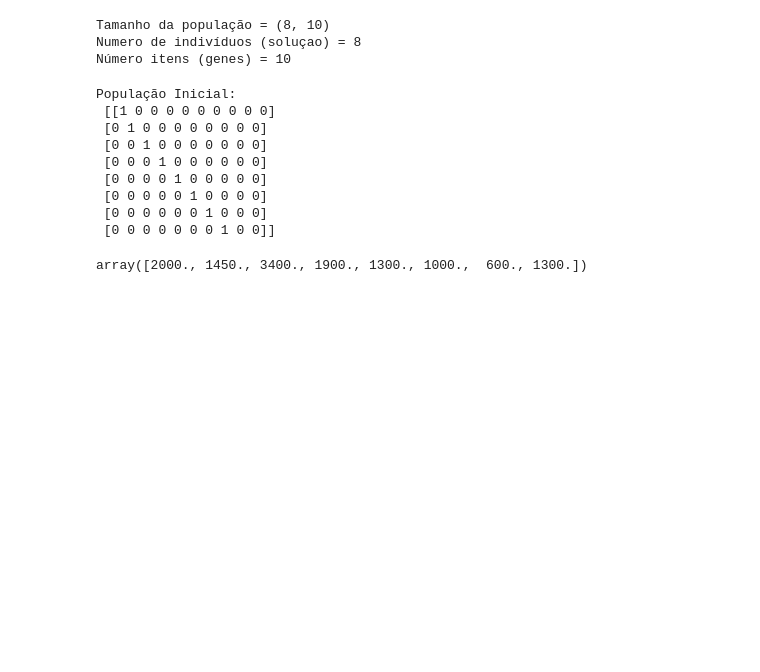
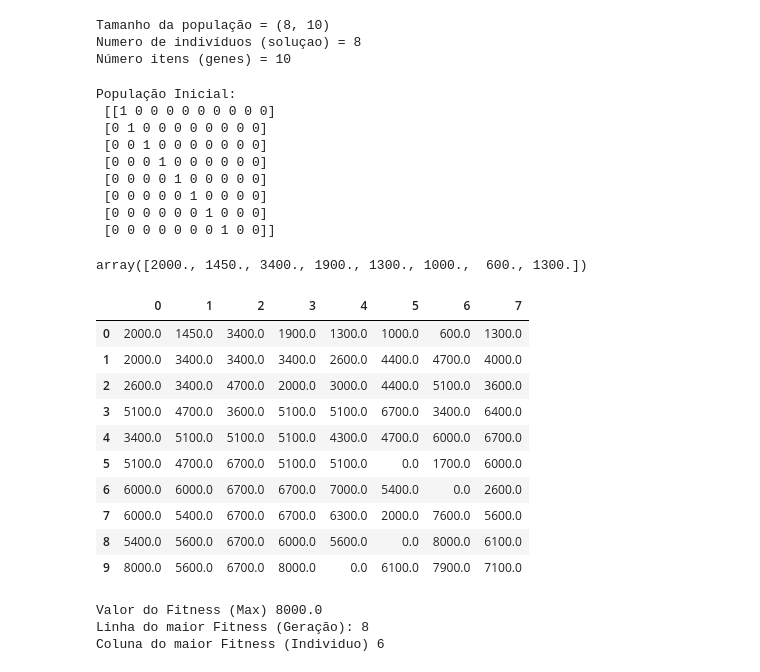
Before and after one commit to kaiquedm12/InteligenciaArtificial, a Jupyter notebook: AlgoritmosGeneticos.ipynb, the cells around one changed output. Cells and saved outputs as stored; diff of their text form; code cells hidden in the pictures; blank space fills up the shorter version.

```diff
--- a/AlgoritmosGeneticos.ipynb
+++ b/AlgoritmosGeneticos.ipynb
@@ -125,0 +171,27 @@ def crossover(pais, numero_filhos):
+# %%
+dataframe = pd.DataFrame(historico_fitness)
+# %%
+dataframe
+# %% [output]
+|  | 0 | 1 | 2 | 3 | 4 | 5 | 6 | 7 |
+| 0 | 2000.0 | 1450.0 | 3400.0 | 1900.0 | 1300.0 | 1000.0 | 600.0 | 1300.0 |
+| 1 | 2000.0 | 3400.0 | 3400.0 | 3400.0 | 2600.0 | 4400.0 | 4700.0 | 4000.0 |
+| 2 | 2600.0 | 3400.0 | 4700.0 | 2000.0 | 3000.0 | 4400.0 | 5100.0 | 3600.0 |
+| 3 | 5100.0 | 4700.0 | 3600.0 | 5100.0 | 5100.0 | 6700.0 | 3400.0 | 6400.0 |
+| 4 | 3400.0 | 5100.0 | 5100.0 | 5100.0 | 4300.0 | 4700.0 | 6000.0 | 6700.0 |
+| 5 | 5100.0 | 4700.0 | 6700.0 | 5100.0 | 5100.0 | 0.0 | 1700.0 | 6000.0 |
+| 6 | 6000.0 | 6000.0 | 6700.0 | 6700.0 | 7000.0 | 5400.0 | 0.0 | 2600.0 |
+| 7 | 6000.0 | 5400.0 | 6700.0 | 6700.0 | 6300.0 | 2000.0 | 7600.0 | 5600.0 |
+| 8 | 5400.0 | 5600.0 | 6700.0 | 6000.0 | 5600.0 | 0.0 | 8000.0 | 6100.0 |
+| 9 | 8000.0 | 5600.0 | 6700.0 | 8000.0 | 0.0 | 6100.0 | 7900.0 | 7100.0 |
+# %%
+max_index = dataframe.values.argmax()
+linha, coluna = np.unravel_index(max_index, dataframe.values.shape)
+
+print('Valor do Fitness (Max)', dataframe.iloc[linha, coluna])
+print('Linha do maior Fitness (Geração):', linha)
+print('Coluna do maior Fitness (Individuo)', coluna)
+# %% [output]
+Valor do Fitness (Max) 8000.0
+Linha do maior Fitness (Geração): 8
+Coluna do maior Fitness (Individuo) 6
```
Also changed, not shown: parts of 7 cells of this notebook.
